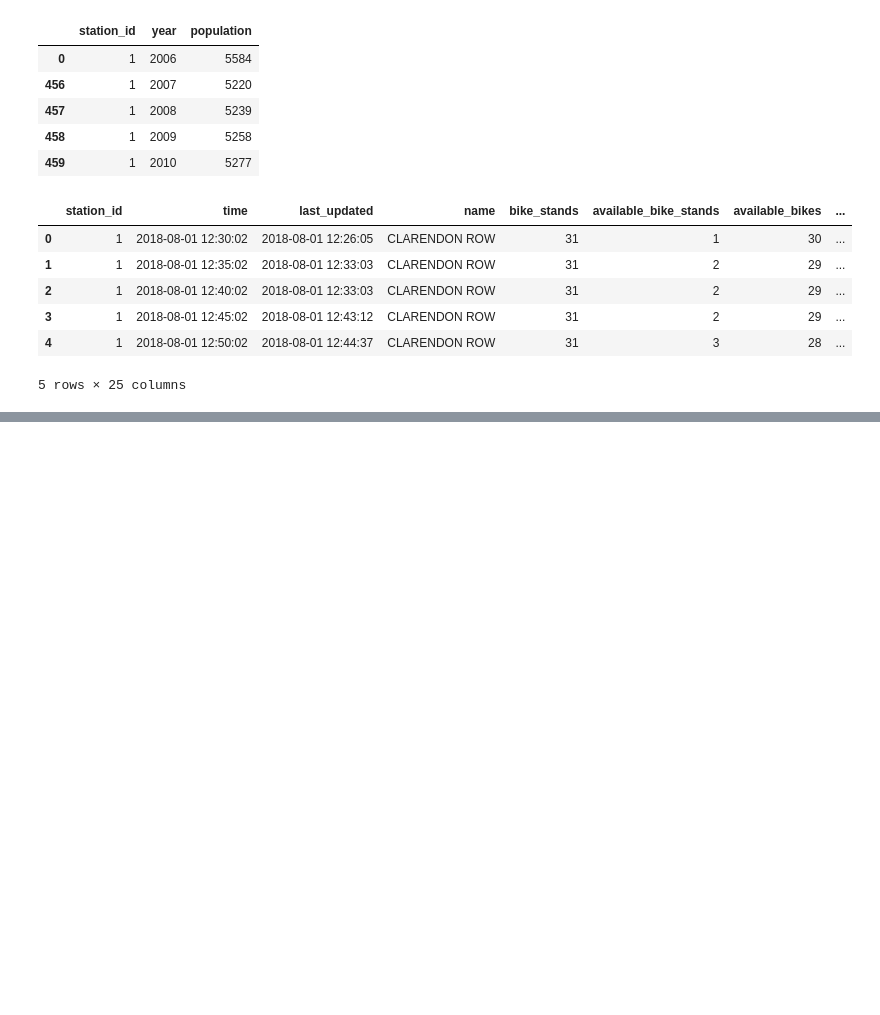
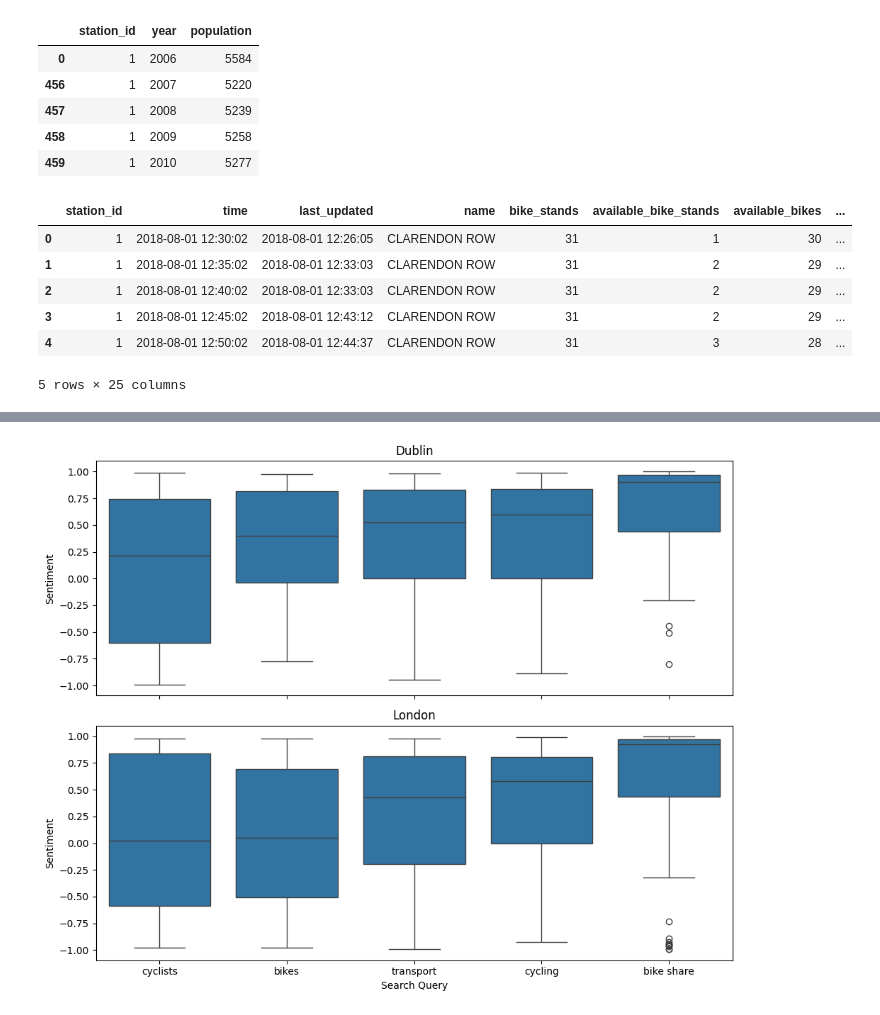
Before and after one commit to step-hen-burke/CA2, a Jupyter notebook: data_processing.ipynb, the cells around one changed output, grey strips where cells are left out. Drawn from its saved outputs; the diff is of its cells as text; code cells hidden in the pictures; blank space fills up the shorter version.

Commit message:
Renumbered sections. Added text processing and sentiment analysis

```diff
--- a/data_processing.ipynb
+++ b/data_processing.ipynb
@@ -1087,0 +1094,3 @@ weather_population_dublin_bikes.to_parquet(dublin_bike_folder/'combined_data_wea
+# %%
+sentiment_df = pd.read_parquet(sentiment_folder/'combined_sentiment_data.parquet')
+sentiment_df.head()
@@ -1087,0 +1166,3 @@ weather_population_dublin_bikes.to_parquet(dublin_bike_folder/'combined_data_wea
+# %%
+sentiment_df['cleaned_comment'] = sentiment_df['content'].apply(text_preprocess)
+sentiment_df.head()
@@ -1087,0 +1176,11 @@ weather_population_dublin_bikes.to_parquet(dublin_bike_folder/'combined_data_wea
+# %%
+sentiment = SentimentIntensityAnalyzer()
+
+def analyze_sentiment(text):
+    result = sentiment.polarity_scores(text)
+    return (result['neg'], result['neu'], result['pos'], result['compound'])
+
+analysis_df = sentiment_df['cleaned_comment'].apply(analyze_sentiment).apply(pd.Series)
+analysis_df.columns = ['negative', 'neutral', 'positive', 'compound']
+analyzed_sentiment_df = pd.concat([sentiment_df, analysis_df], axis=1)
+analyzed_sentiment_df.head()
@@ -1087,0 +1194,19 @@ weather_population_dublin_bikes.to_parquet(dublin_bike_folder/'combined_data_wea
+# %%
+import seaborn as sns
+import matplotlib.pyplot as plt
+
+fig, axes = plt.subplots(nrows=2, ncols=1, figsize=(10, 8), sharex=True, sharey=True)
+
+sns.boxplot(ax=axes[0], data = analyzed_sentiment_df[analyzed_sentiment_df['subreddit'] == 'Dublin'], x='search_query', y='compound')
+sns.boxplot(ax=axes[1], data = analyzed_sentiment_df[analyzed_sentiment_df['subreddit'] == 'london'], x='search_query', y='compound')
+axes[0].set_title('Dublin')
+axes[1].set_title('London')
+axes[1].set_xlabel('Search Query')
+axes[0].set_ylabel('Sentiment')
+axes[1].set_ylabel('Sentiment')
+
+plt.tight_layout()
+
+plt.show();
+# %% [output]
+[figure, added]
```
Also changed, not shown: parts of 23 cells of this notebook, 2 other files.
